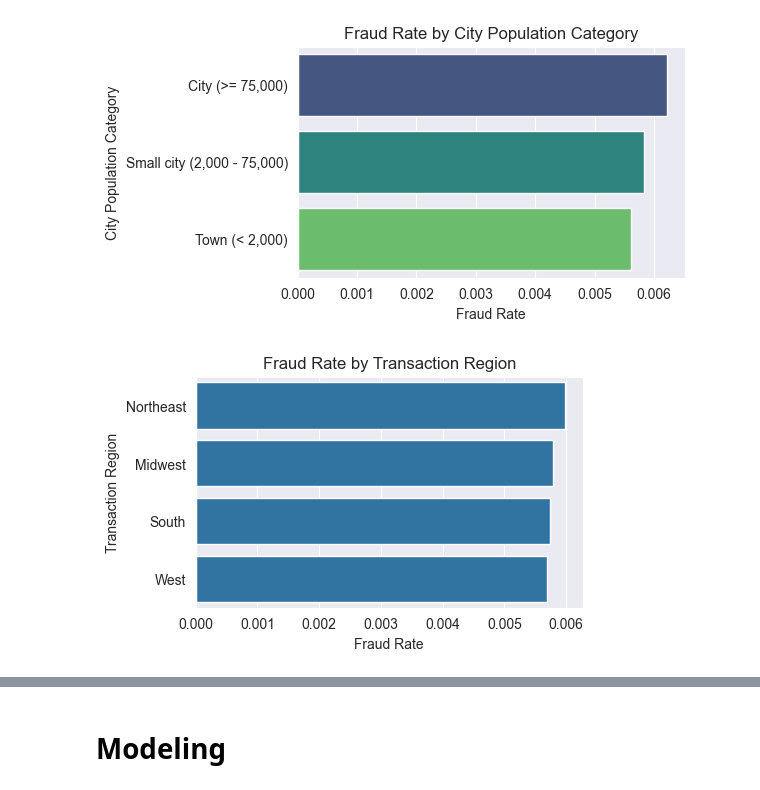
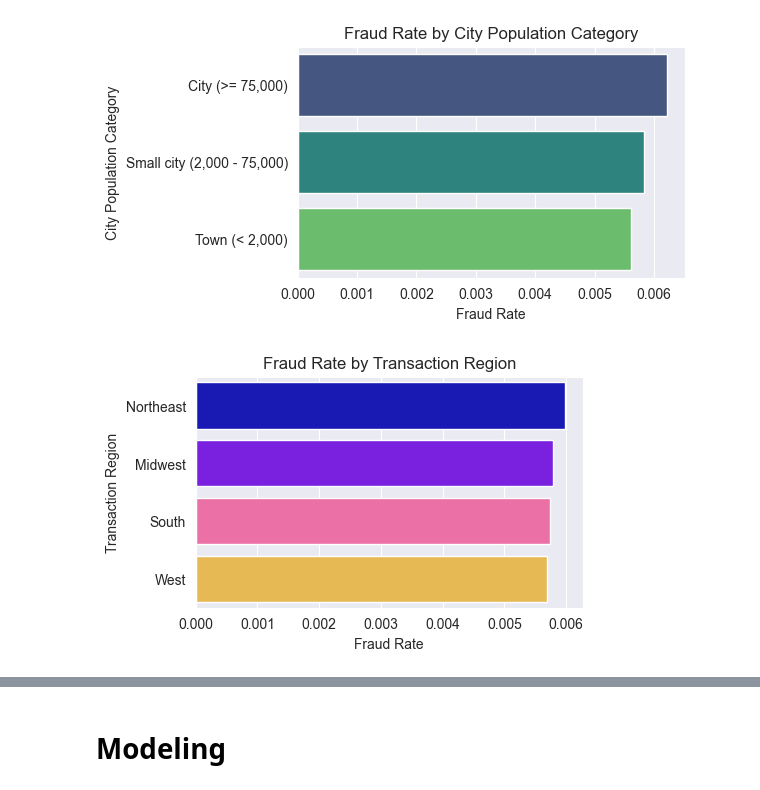
Before and after one commit to Iblouse/Fraud_detection, a Jupyter notebook: modelfraud.ipynb, the cells around one changed output, grey strips where cells are left out. Saved outputs shown, nothing was run; the diff lists cells and outputs as text; code cells hidden in the pictures.

```diff
--- a/modelfraud.ipynb
+++ b/modelfraud.ipynb
@@ -41,7 +41,7 @@ memory usage: 237.4+ MB
 # %% [markdown]
 Only march_zipcode has missing values about 15%, we will drop that column after creating an indicator missing variable column
 # %%
-cc_df['ind_msg_mzip'] = np.where(cc_df['merch_zipcode'].isnull(), 1, 0)
+cc_df['ind_msg_mzip'] = np.where(cc_df['merch_zipcode'].isnull(), 'yes', 'no')
 # %%
 cc_df = cc_df.drop(['merch_zipcode'], axis = 1)
 # %% [markdown]
@@ -401,13 +401,13 @@ plt.show()
 # %%
 # Calculate the fraud rate for each region
 region_fraud_rate = df.groupby('region')['is_fraud'].mean().sort_values(ascending=False)
 
 # Plotting the fraud rate by region
 plt.figure(figsize=(5, 3))
-sns.barplot(x=region_fraud_rate, y=region_fraud_rate.index)
+sns.barplot(x=region_fraud_rate, y=region_fraud_rate.index, hue=region_fraud_rate.index, palette='gnuplot2')
 plt.title('Fraud Rate by Transaction Region')
 plt.xlabel('Fraud Rate')
 plt.ylabel('Transaction Region')
 plt.show()
 # %% [output]
-[figure, old version]
+[figure, new version]
```
Also changed, not shown: parts of 10 cells of this notebook, 1 other file.
